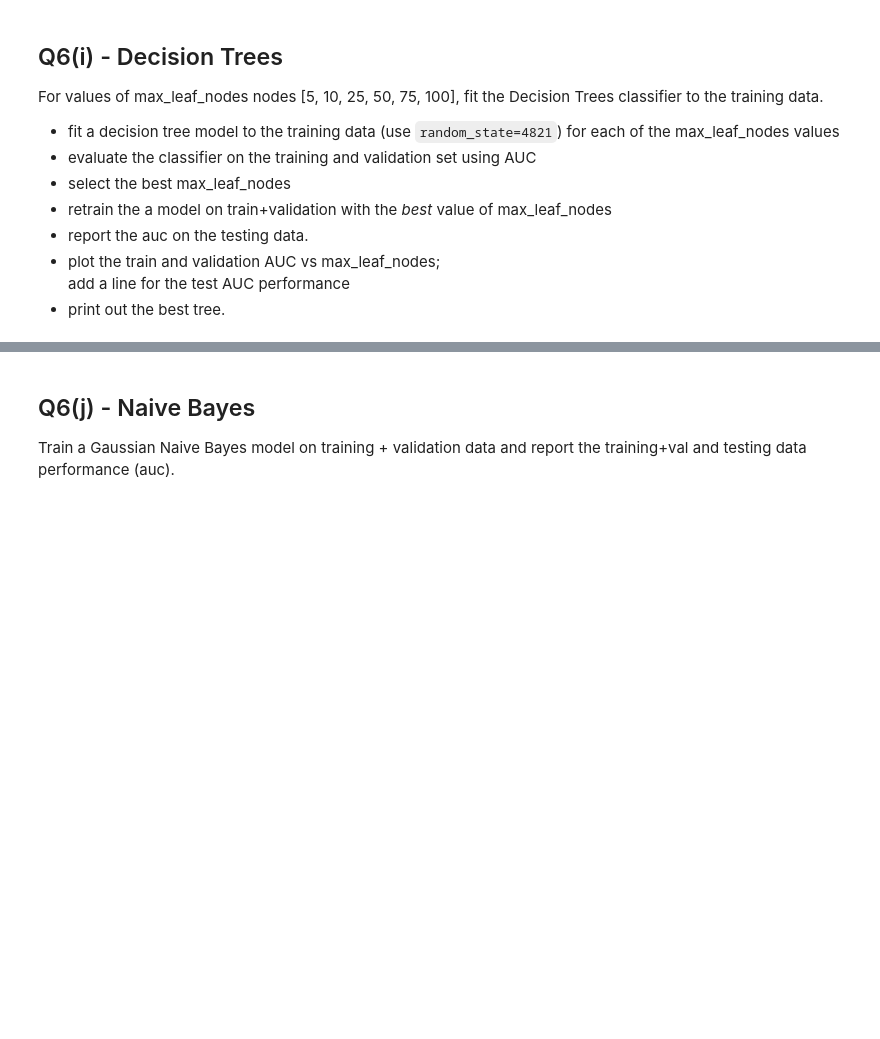
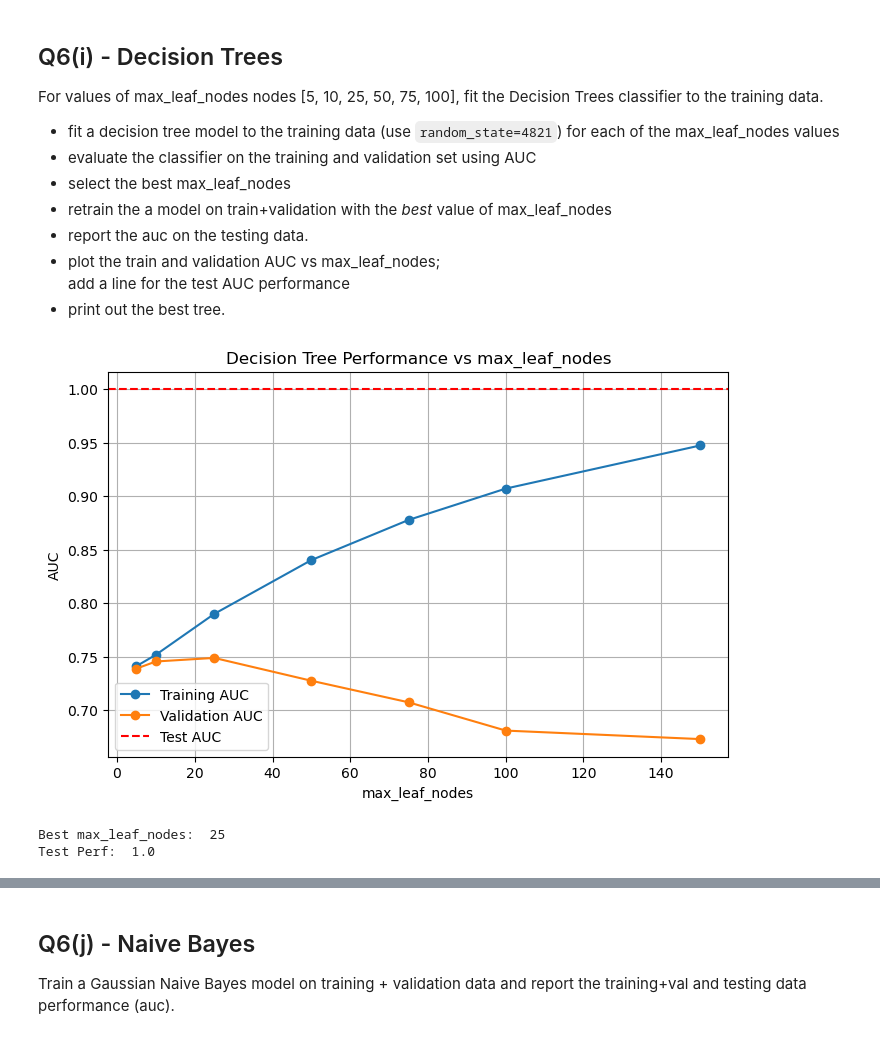
Before and after one commit to zecerman/CS4821, a Jupyter notebook: a2-4821.ipynb, the cells around one changed output, grey strips where cells are left out. Drawn from its saved outputs; the diff is of its cells as text; code cells hidden in the pictures; blank space fills up the shorter version.

```diff
--- a/a2-4821.ipynb
+++ b/a2-4821.ipynb
@@ -1023,24 +1006,46 @@ add a line for the test AUC performance
 # %%
 
 nodes = [5, 10, 25, 50, 75, 100, 150]
 
 dt_auc_val = np.zeros((1,len(nodes)))
 dt_auc_tr = np.zeros((1,len(nodes)))
 
 # fit a decision tree model to the training data (use random_state=4821)
 # evaluate the classifier on the training and validation set using auc
-
+for i, n in enumerate(nodes):
+    dt = DecisionTreeClassifier(max_leaf_nodes=n, random_state=4821)
+    dt.fit(X_train_sc, y_train)
+    y_train_pred = dt.predict(X_train_sc)
+    y_val_pred = dt.predict(X_val_sc)
+    dt_auc_tr[0, i] = roc_auc_score(y_train, y_train_pred)
+    dt_auc_val[0, i] = roc_auc_score(y_val, y_val_pred)
 
 # select the best max_leaf_nodes
-dt_bestn = ...
+dt_bestn = nodes[np.argmax(dt_auc_val)]
 
 # retrain the best model on train+validation
 # report the auc on the testing data.
-dt_auc_test = ...
+dt = DecisionTreeClassifier(max_leaf_nodes=dt_bestn, random_state=4821)
+dt.fit(X_trainval_sc, y_trainval)
+y_test = dt.predict(X_test_sc)
+dt_auc_test = roc_auc_score(y_test, y_test)
 
 # plot the train and validation auc vs max_leaf_nodes.
 #   add a line for test performance
+plt.figure(figsize=(8, 5))
+plt.plot(nodes, dt_auc_tr[0], label="Training AUC", marker='o')
+plt.plot(nodes, dt_auc_val[0], label="Validation AUC", marker='o')
+plt.axhline(y=dt_auc_test, color='r', linestyle='--', label="Test AUC")
+plt.xlabel("max_leaf_nodes")
+plt.ylabel("AUC")
+plt.title("Decision Tree Performance vs max_leaf_nodes")
+plt.legend()
+plt.grid()
+plt.show()
 
-
-print('Best max_leaf_nodes:  %d' % (dt_bestn))
-print('Test Perf:  %.6f' % (dt_auc_test))
+print(f'Best max_leaf_nodes:  {dt_bestn}')
+print(f'Test Perf:  {dt_auc_test}')
+# %% [output]
+[figure, added]
+Best max_leaf_nodes:  25
+Test Perf:  1.0
```
Also changed, not shown: parts of 10 cells of this notebook, 1 other file.
